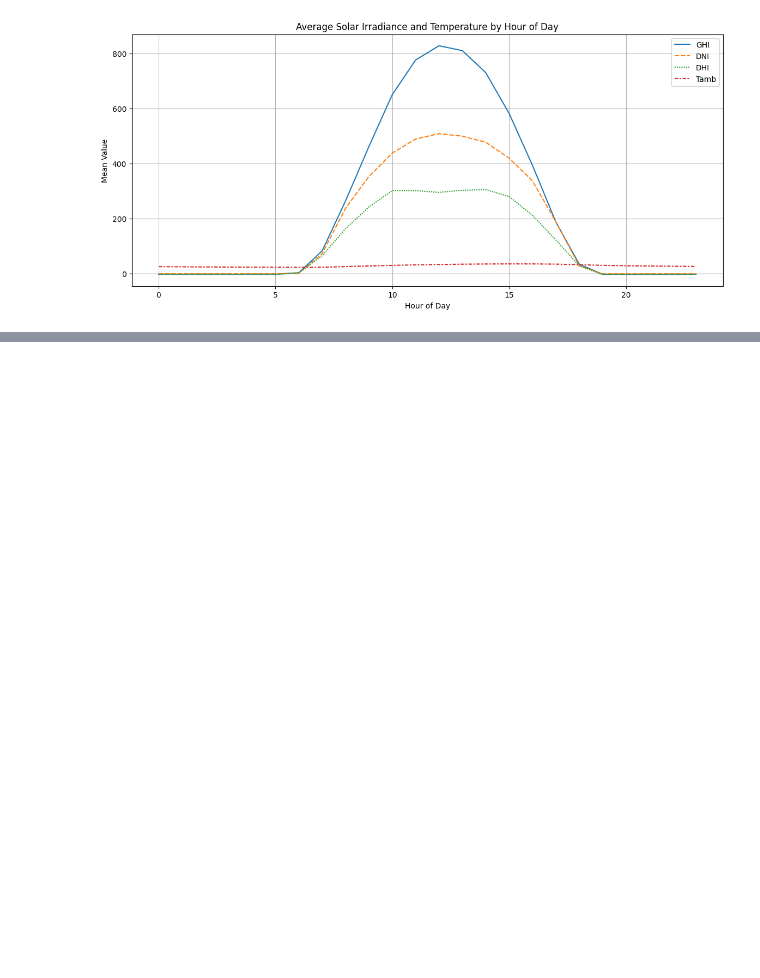
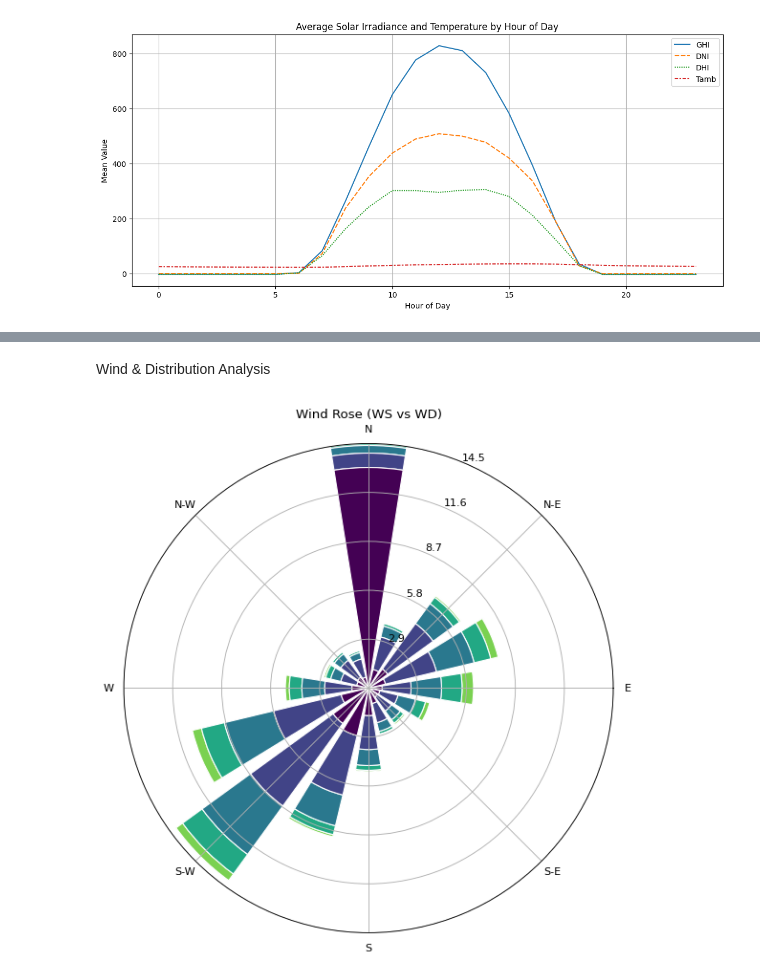
Before and after one commit to sami4Teferi/solar-farm-data-analysis, a Jupyter notebook: notebooks/time_series_anaysis.ipynb, the cells around one changed output, grey strips where cells are left out. Cells and saved outputs as stored; diff of their text form; code cells hidden in the pictures; blank space fills up the shorter version.

```diff
--- a/notebooks/time_series_anaysis.ipynb
+++ b/notebooks/time_series_anaysis.ipynb
@@ -66,0 +122,12 @@ plt.show()
+# %% [markdown]
+ Wind & Distribution Analysis
+# %%
+# pip install windrose (run this if not installed)
+from windrose import WindroseAxes
+
+ax = WindroseAxes.from_ax()
+ax.bar(df['WD'], df['WS'], normed=True, opening=0.8, edgecolor='white')
+ax.set_title('Wind Rose (WS vs WD)')
+plt.show()
+# %% [output]
+[figure, added]
```
Also changed, not shown: parts of 12 cells of this notebook, 1 other file.
